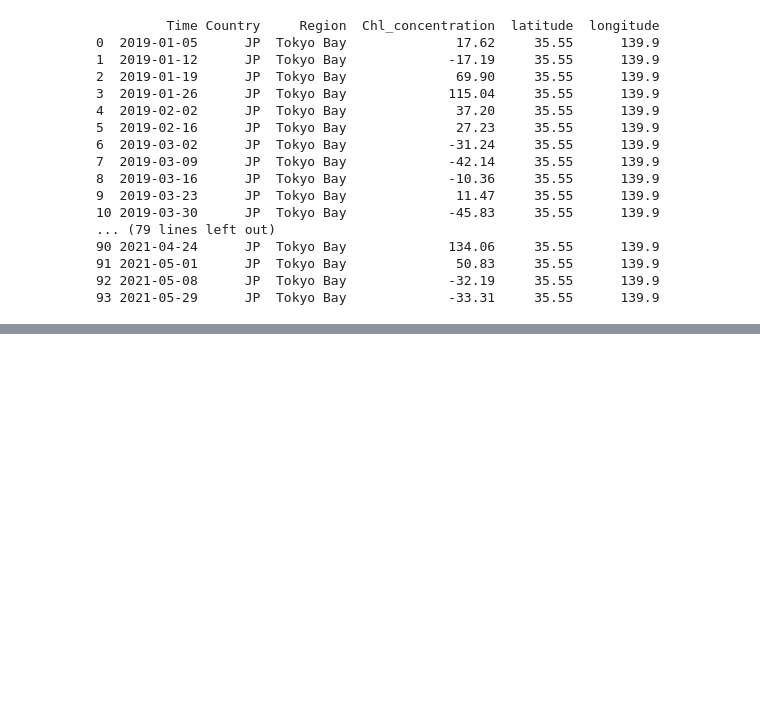
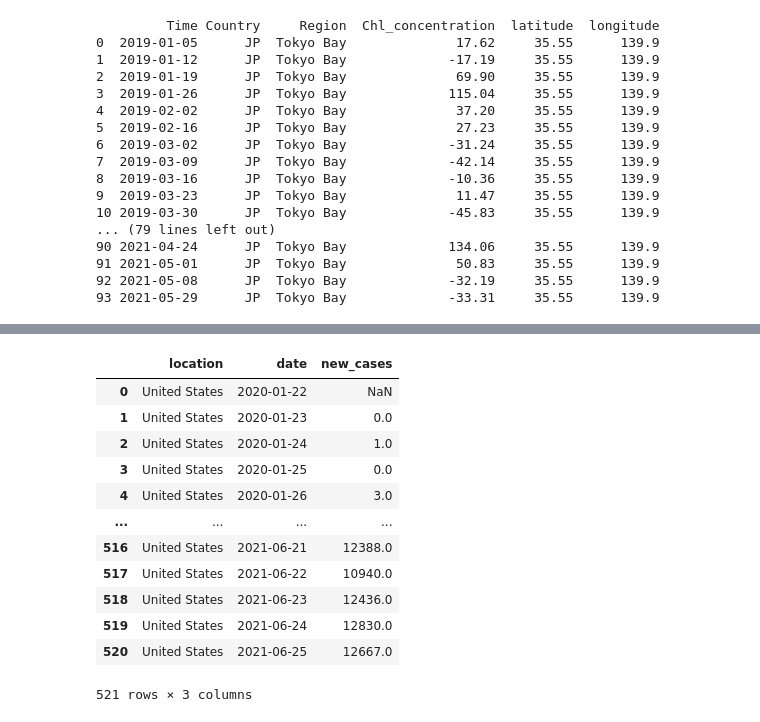
Before and after one commit to kvnyng/Chloro-kNOw, a Jupyter notebook: Streamlit/data/Untitled.ipynb, the cells around one changed output, grey strips where cells are left out. Cells and saved outputs as stored; diff of their text form; code cells hidden in the pictures; blank space fills up the shorter version.

```diff
--- a/Streamlit/data/Untitled.ipynb
+++ b/Streamlit/data/Untitled.ipynb
@@ -90,0 +131,18 @@ with pd.option_context('display.max_rows', None, 'display.max_columns', None):
+# %%
+tokyo_covid = tokyo_covid.reset_index(drop=True)
+tokyo_covid.to_csv ('US_Covid.csv', index = False, header=True)
+tokyo_covid
+# %% [output]
+|  | location | date | new_cases |
+| 0 | United States | 2020-01-22 | NaN |
+| 1 | United States | 2020-01-23 | 0.0 |
+| 2 | United States | 2020-01-24 | 1.0 |
+| 3 | United States | 2020-01-25 | 0.0 |
+| 4 | United States | 2020-01-26 | 3.0 |
+| ... | ... | ... | ... |
+| 516 | United States | 2021-06-21 | 12388.0 |
+| 517 | United States | 2021-06-22 | 10940.0 |
+| 518 | United States | 2021-06-23 | 12436.0 |
+| 519 | United States | 2021-06-24 | 12830.0 |
+| 520 | United States | 2021-06-25 | 12667.0 |
+521 rows × 3 columns
```
Also changed, not shown: parts of 11 cells of this notebook, 2 other files.
